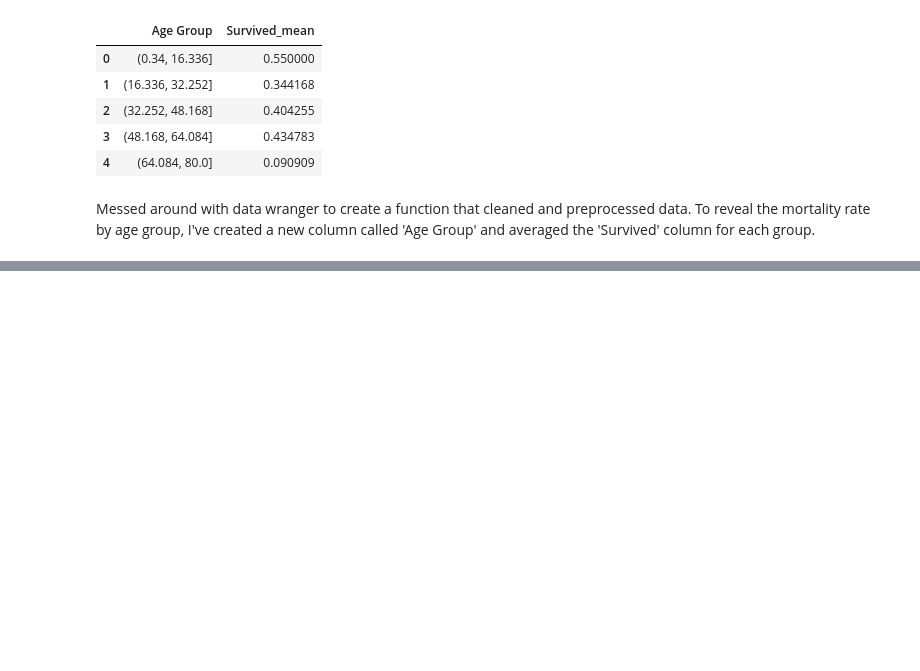
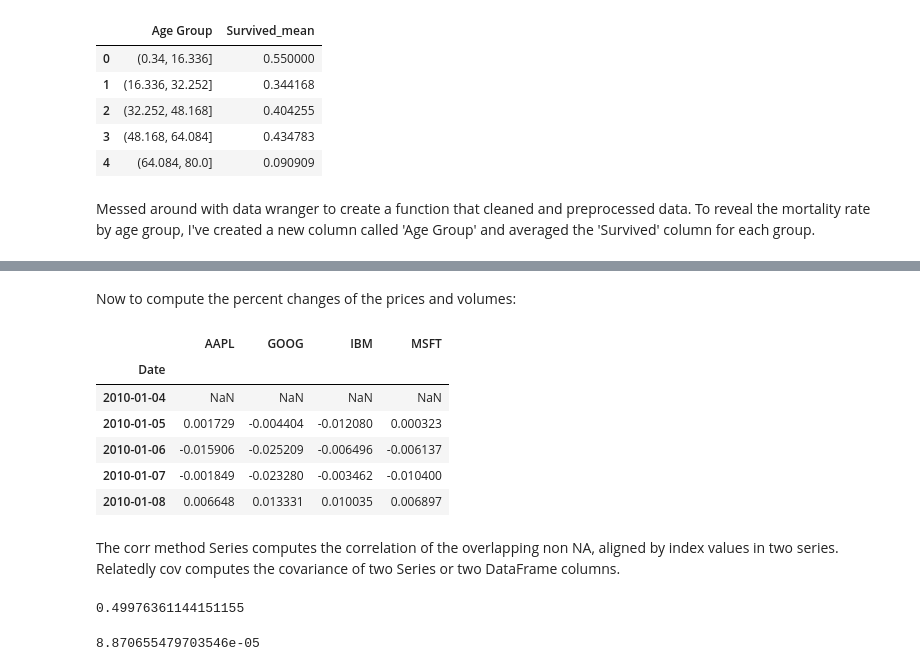
Before and after one commit to teddyvere/McKinneyBook, a Jupyter notebook: Chapter5/Starter.ipynb, the cells around one changed output, grey strips where cells are left out. Saved outputs shown, nothing was run; the diff lists cells and outputs as text; code cells hidden in the pictures; blank space fills up the shorter version.

```diff
--- a/Chapter5/Starter.ipynb
+++ b/Chapter5/Starter.ipynb
@@ -383,0 +410,24 @@ clean_data(titanic_train.copy()).to_csv('titanic_age_survival.csv')
+# %% [markdown]
+Now to compute the percent changes of the prices and volumes:
+# %%
+returns = price.pct_change()
+
+returns.head()
+# %% [output]
+|  | AAPL | GOOG | IBM | MSFT |
+| Date |  |  |  |  |
+| 2010-01-04 | NaN | NaN | NaN | NaN |
+| 2010-01-05 | 0.001729 | -0.004404 | -0.012080 | 0.000323 |
+| 2010-01-06 | -0.015906 | -0.025209 | -0.006496 | -0.006137 |
+| 2010-01-07 | -0.001849 | -0.023280 | -0.003462 | -0.010400 |
+| 2010-01-08 | 0.006648 | 0.013331 | 0.010035 | 0.006897 |
+# %% [markdown]
+The corr method  Series computes the correlation of the overlapping non NA, aligned by index values in two series. Relatedly cov computes the covariance of two Series or two DataFrame columns.
+# %%
+returns["MSFT"].corr(returns["IBM"])
+# %% [output]
+0.49976361144151155
+# %%
+returns["MSFT"].cov(returns["IBM"])
+# %% [output]
+8.870655479703546e-05
```
Also changed, not shown: parts of 11 cells of this notebook, 3 other files.
